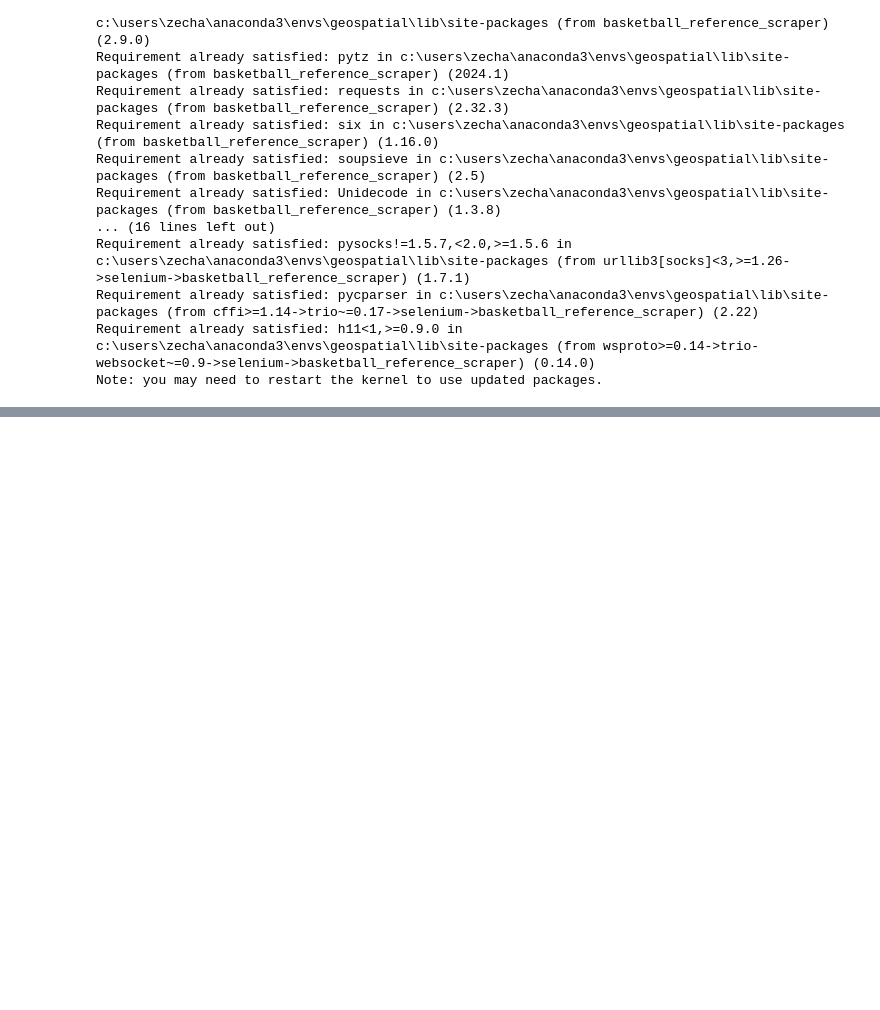
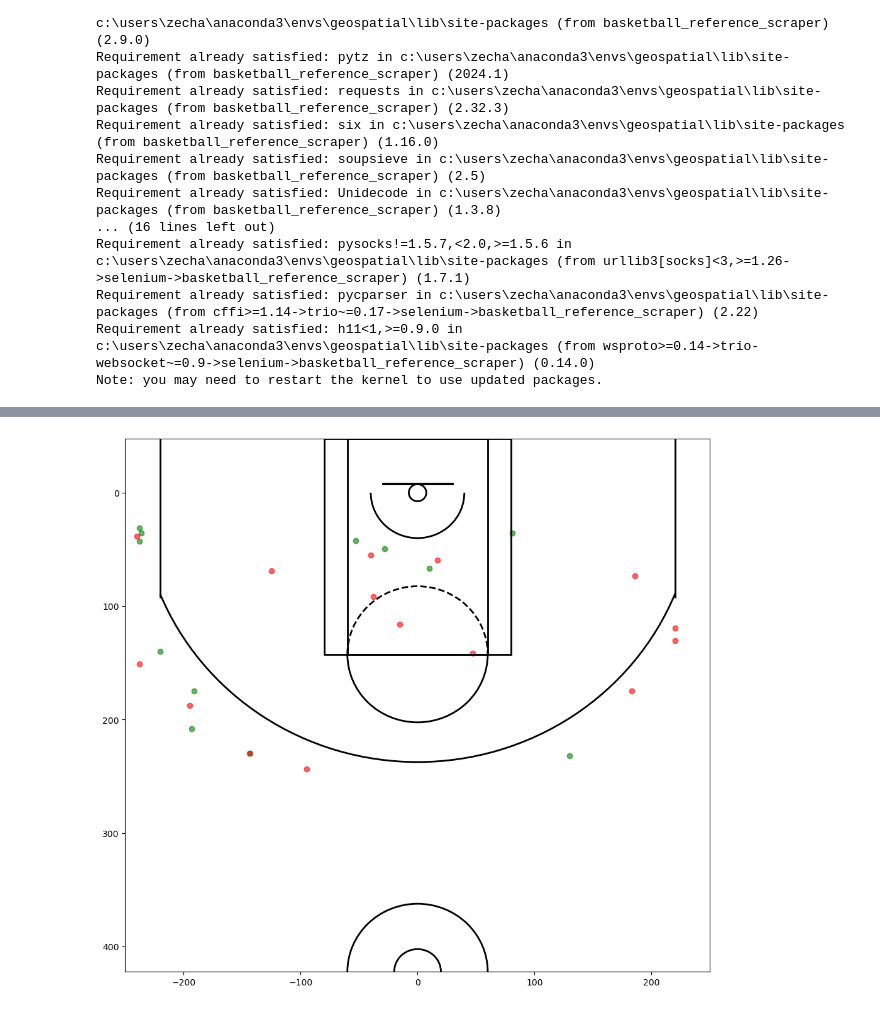
Before and after one commit to Zavello/capstone_DA12_NBA, a Jupyter notebook: notebooks/low_eff_shot_chart.ipynb, the cells around one changed output, grey strips where cells are left out. Cells and saved outputs as stored; diff of their text form; code cells hidden in the pictures; blank space fills up the shorter version.

```diff
--- a/notebooks/low_eff_shot_chart.ipynb
+++ b/notebooks/low_eff_shot_chart.ipynb
@@ -62,0 +83,18 @@ least_efficient
+# %%
+r1 = get_shot_chart('2024-03-04', 'POR', 'MIN')
+r1 = r1['POR']
+r1 = r1[r1['PLAYER'] == 'Rayan Rupert']
+r2 = get_shot_chart('2024-04-14', 'POR', 'SAC')
+r2 = r2['POR']
+r2 = r2[r2['PLAYER'] == 'Rayan Rupert']
+r3= get_shot_chart('2024-04-07', 'POR', 'BOS')
+r3 = r3['POR']
+r3 = r3[r3['PLAYER'] == 'Rayan Rupert']
+rayanshots = pd.concat([r1,r2,r3])
+rayanshots['x'] = rayanshots['x'].str.replace(' ft', '')
+rayanshots['x'] = pd.to_numeric(rayanshots['x'], errors='coerce')
+rayanshots['y'] = rayanshots['y'].str.replace(' ft', '')
+rayanshots['y'] = pd.to_numeric(rayanshots['y'], errors='coerce')
+rayanshots['x'] = 10 * (rayanshots.x - 25)
+rayanshots['y'] = 9.2 * rayanshots.y
+rayanshots
@@ -62,0 +119,3 @@ least_efficient
+# %%
+rmade_shots = rayanshots[rayanshots['MAKE_MISS'] == 'MAKE']
+rmissed_shots = rayanshots[rayanshots['MAKE_MISS'] == 'MISS']
@@ -62,0 +296,13 @@ least_efficient
+# %%
+plt.figure(figsize=(12,11))
+#plt.scatter(victor.x, victor.y)
+plt.scatter(rmade_shots['x'], rmade_shots['y'], color='green', label='Made Shot', alpha=0.6)
+plt.scatter(rmissed_shots['x'], rmissed_shots['y'], color='red', label='Missed Shot', alpha=0.6)
+draw_court()
+# Descending values along the axis from left to right
+plt.xlim(-250,250)
+plt.ylim(422.5,-47.5)
+plt.savefig(r'C:\da12\projects\capstone\capstone_DA12_NBA\rayan_shots.jpg')
+plt.show()
+# %% [output]
+[figure, added]
```
Also changed, not shown: parts of 16 cells of this notebook, 9 other files.
